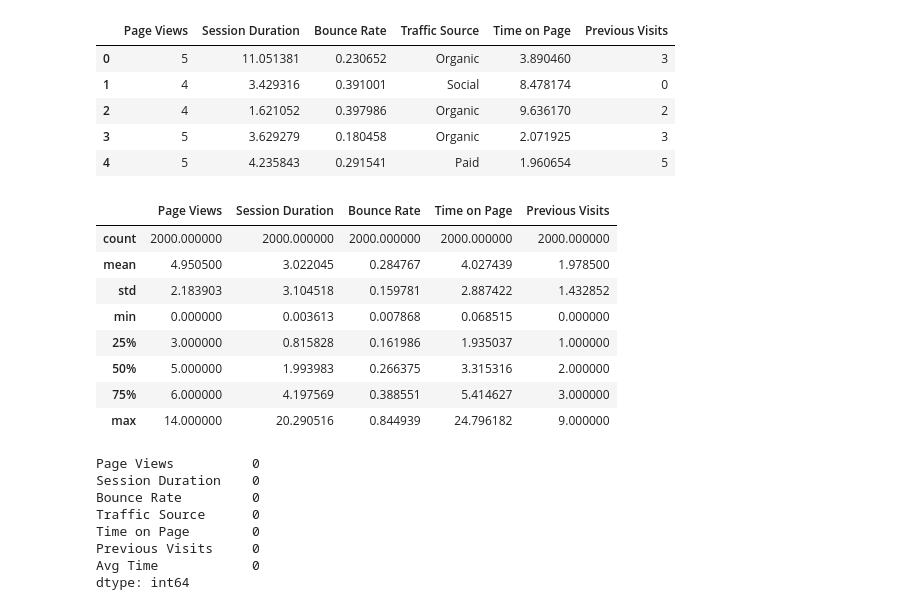
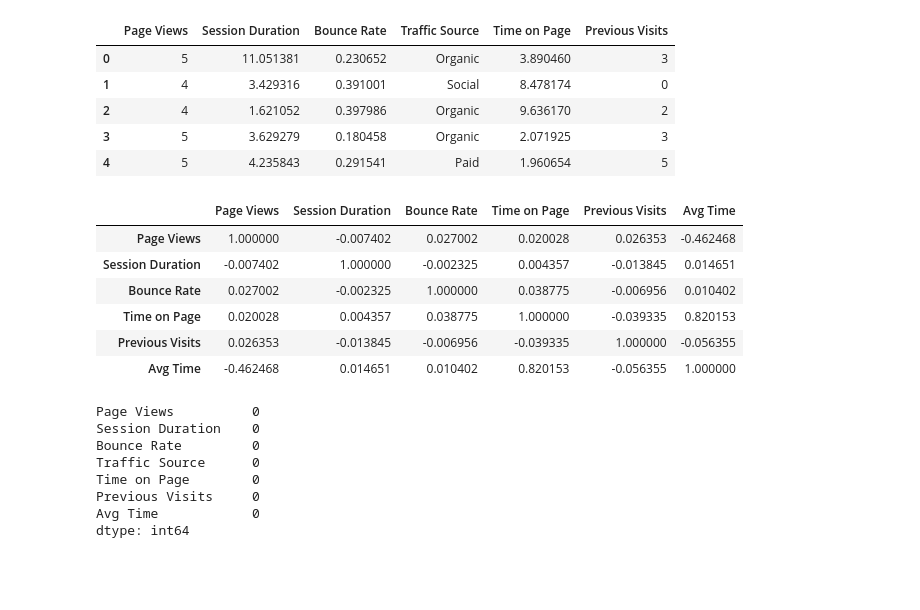
Before and after one commit to Himanshutiwari321/User-Return-Prediction---Startup---ML, a Jupyter notebook: notebooks/03_feature.ipynb, the cells around one changed output. Saved outputs shown, nothing was run; the diff lists cells and outputs as text; code cells hidden in the pictures; blank space fills up the shorter version.

```diff
--- a/notebooks/03_feature.ipynb
+++ b/notebooks/03_feature.ipynb
@@ -13,24 +13,23 @@ df.head()
 | 2 | 4 | 1.621052 | 0.397986 | Organic | 9.636170 | 2 |
 | 3 | 5 | 3.629279 | 0.180458 | Organic | 2.071925 | 3 |
 | 4 | 5 | 4.235843 | 0.291541 | Paid | 1.960654 | 5 |
-# %%
-df.describe()
-# %% [output]
-|  | Page Views | Session Duration | Bounce Rate | Time on Page | Previous Visits |
-| count | 2000.000000 | 2000.000000 | 2000.000000 | 2000.000000 | 2000.000000 |
-| mean | 4.950500 | 3.022045 | 0.284767 | 4.027439 | 1.978500 |
-| std | 2.183903 | 3.104518 | 0.159781 | 2.887422 | 1.432852 |
-| min | 0.000000 | 0.003613 | 0.007868 | 0.068515 | 0.000000 |
-| 25% | 3.000000 | 0.815828 | 0.161986 | 1.935037 | 1.000000 |
-| 50% | 5.000000 | 1.993983 | 0.266375 | 3.315316 | 2.000000 |
-| 75% | 6.000000 | 4.197569 | 0.388551 | 5.414627 | 3.000000 |
-| max | 14.000000 | 20.290516 | 0.844939 | 24.796182 | 9.000000 |
 # %%
 df['Avg Time'] = np.where(
     df['Page Views'] > 0,
     df['Time on Page'] / df['Page Views'],
     0
 )
+# %%
+num_cols = df.select_dtypes(include=['int64', 'float64'])
+num_cols.corr(method='spearman')
+# %% [output]
+|  | Page Views | Session Duration | Bounce Rate | Time on Page | Previous Visits | Avg Time |
+| Page Views | 1.000000 | -0.007402 | 0.027002 | 0.020028 | 0.026353 | -0.462468 |
+| Session Duration | -0.007402 | 1.000000 | -0.002325 | 0.004357 | -0.013845 | 0.014651 |
+| Bounce Rate | 0.027002 | -0.002325 | 1.000000 | 0.038775 | -0.006956 | 0.010402 |
+| Time on Page | 0.020028 | 0.004357 | 0.038775 | 1.000000 | -0.039335 | 0.820153 |
+| Previous Visits | 0.026353 | -0.013845 | -0.006956 | -0.039335 | 1.000000 | -0.056355 |
+| Avg Time | -0.462468 | 0.014651 | 0.010402 | 0.820153 | -0.056355 | 1.000000 |
 # %%
 df.isnull().sum()
 # %% [output]
```
Also changed, not shown: parts of 9 cells of this notebook, 3 other files.
